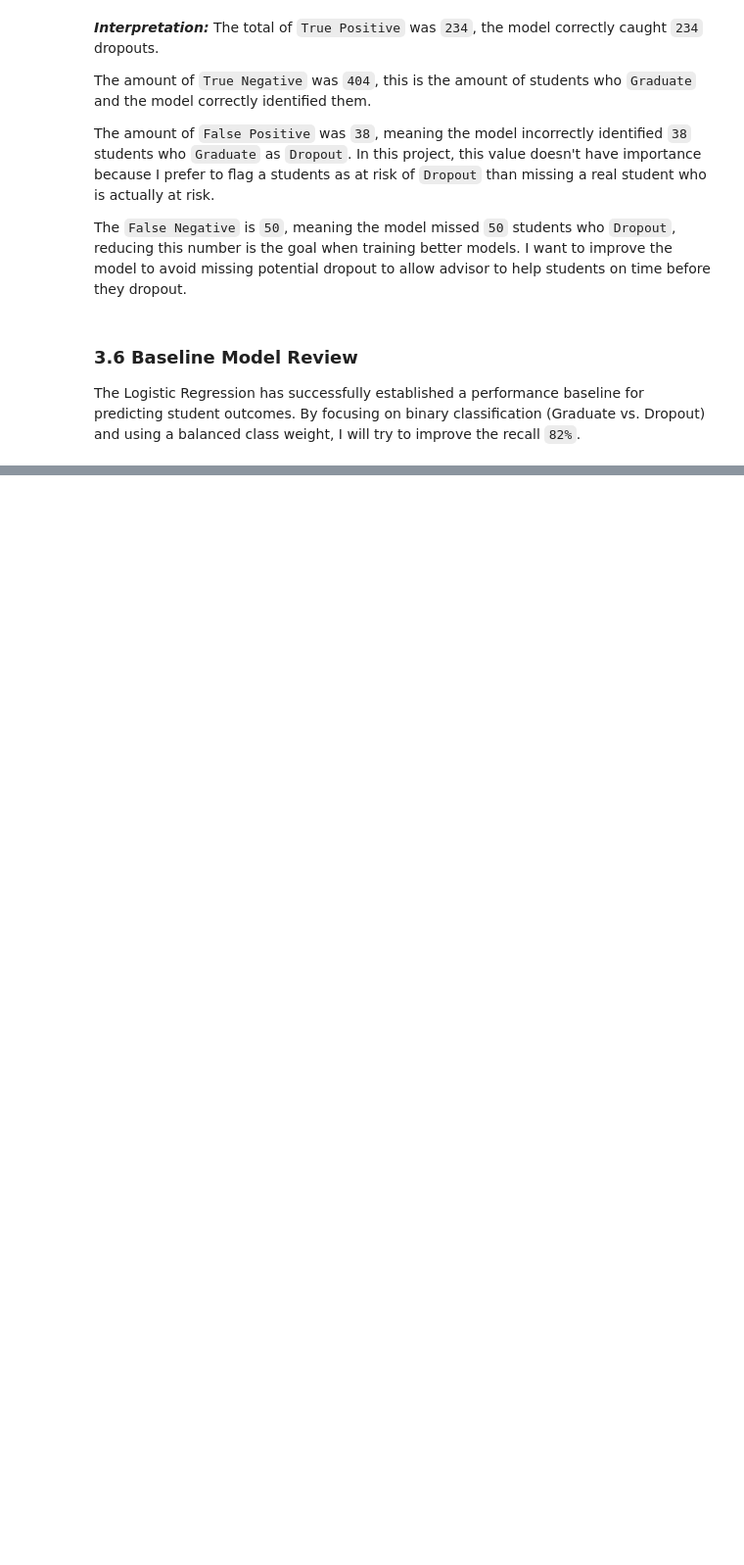
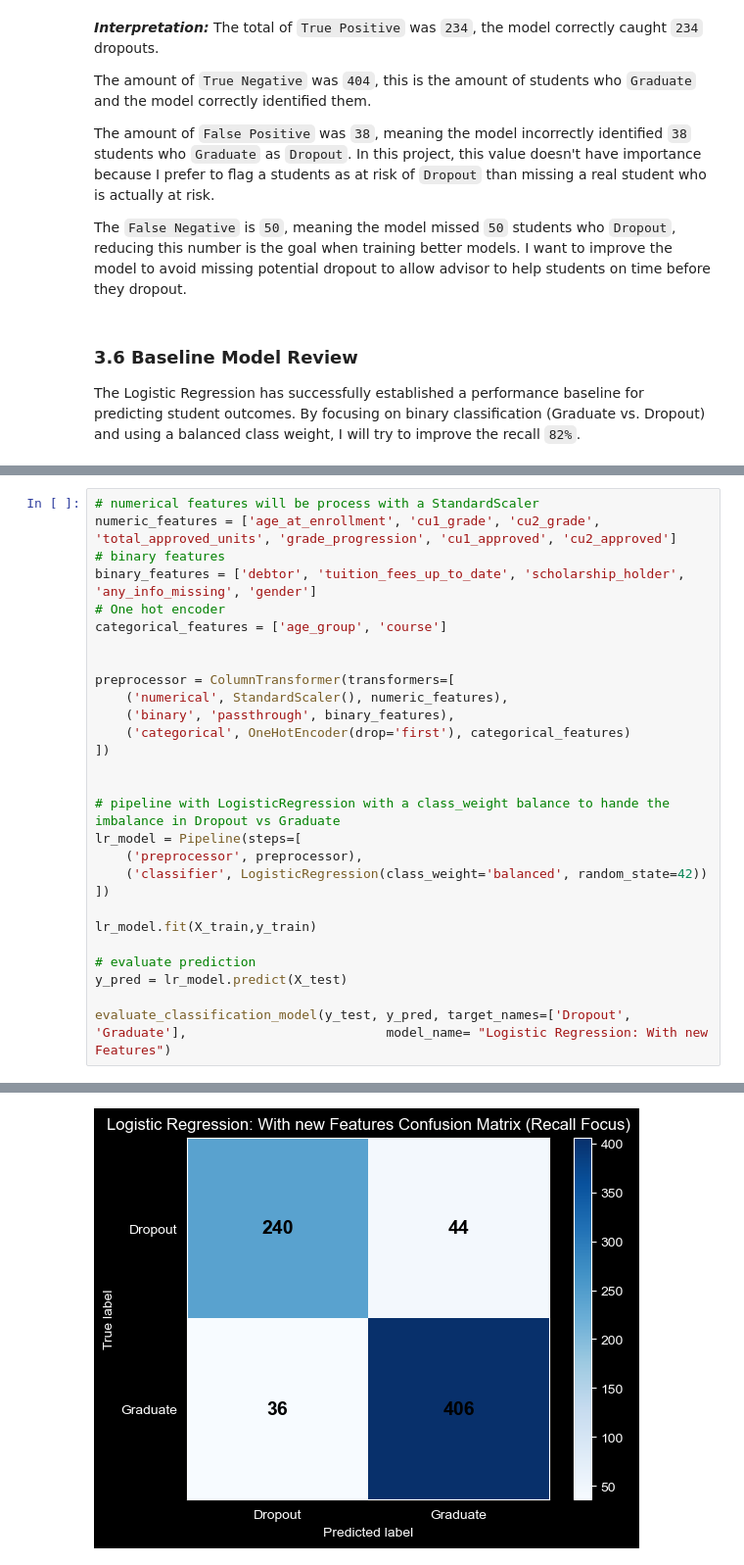
Before and after one commit to weslylaboy/student-outcome-predictor, a Jupyter notebook: notebooks/03_modeling_classification.ipynb, the cells around one changed output, grey strips where cells are left out. Shown at 98% size. Saved outputs shown, nothing was run; the diff lists cells and outputs as text; blank space fills up the shorter version.

Commit message:
Improve Logistic Regression model by tuning hyperparameters. Adds common function to evaluate models.

```diff
--- a/notebooks/03_modeling_classification.ipynb
+++ b/notebooks/03_modeling_classification.ipynb
@@ -284,0 +295,29 @@ The Logistic Regression has successfully established a performance baseline for
+# %%
+# numerical features will be process with a StandardScaler
+numeric_features = ['age_at_enrollment', 'cu1_grade', 'cu2_grade', 'total_approved_units', 'grade_progression', 'cu1_approved', 'cu2_approved']
+# binary features
+binary_features = ['debtor', 'tuition_fees_up_to_date', 'scholarship_holder', 'any_info_missing', 'gender']
+# One hot encoder
+categorical_features = ['age_group', 'course']
+
+
+preprocessor = ColumnTransformer(transformers=[
+    ('numerical', StandardScaler(), numeric_features),
+    ('binary', 'passthrough', binary_features),
+    ('categorical', OneHotEncoder(drop='first'), categorical_features)
+])
+
+
+# pipeline with LogisticRegression with a class_weight balance to hande the imbalance in Dropout vs Graduate
+lr_model = Pipeline(steps=[
+    ('preprocessor', preprocessor),
+    ('classifier', LogisticRegression(class_weight='balanced', random_state=42))
+])
+
+lr_model.fit(X_train,y_train)
+
+# evaluate prediction
+y_pred = lr_model.predict(X_test)
+
+evaluate_classification_model(y_test, y_pred, target_names=['Dropout', 'Graduate'],                          model_name= "Logistic Regression: With new Features")
+# %% [output]
@@ -284,0 +333 @@ The Logistic Regression has successfully established a performance baseline for
+[figure, added]
```
Also changed, not shown: parts of 14 cells of this notebook, 2 other files.
